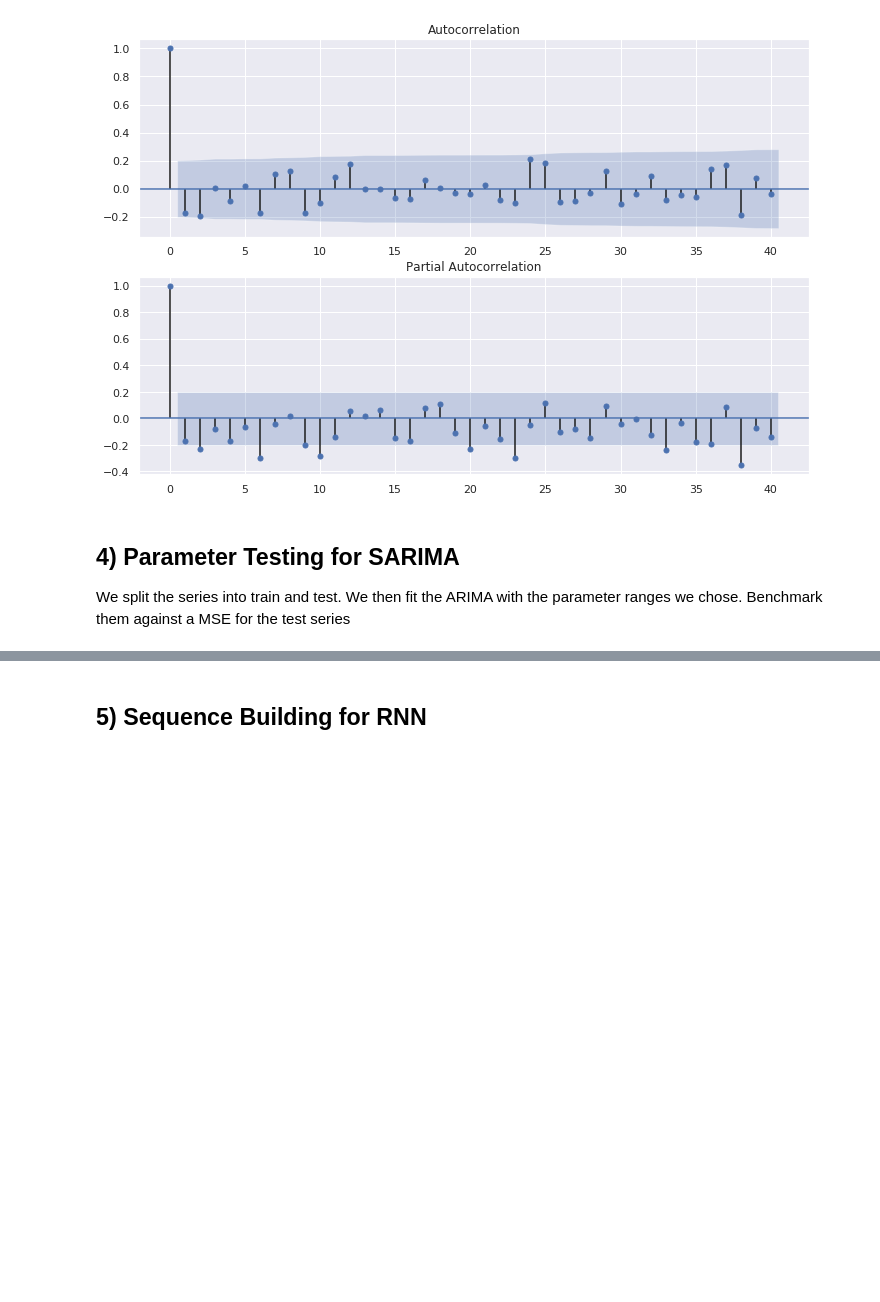
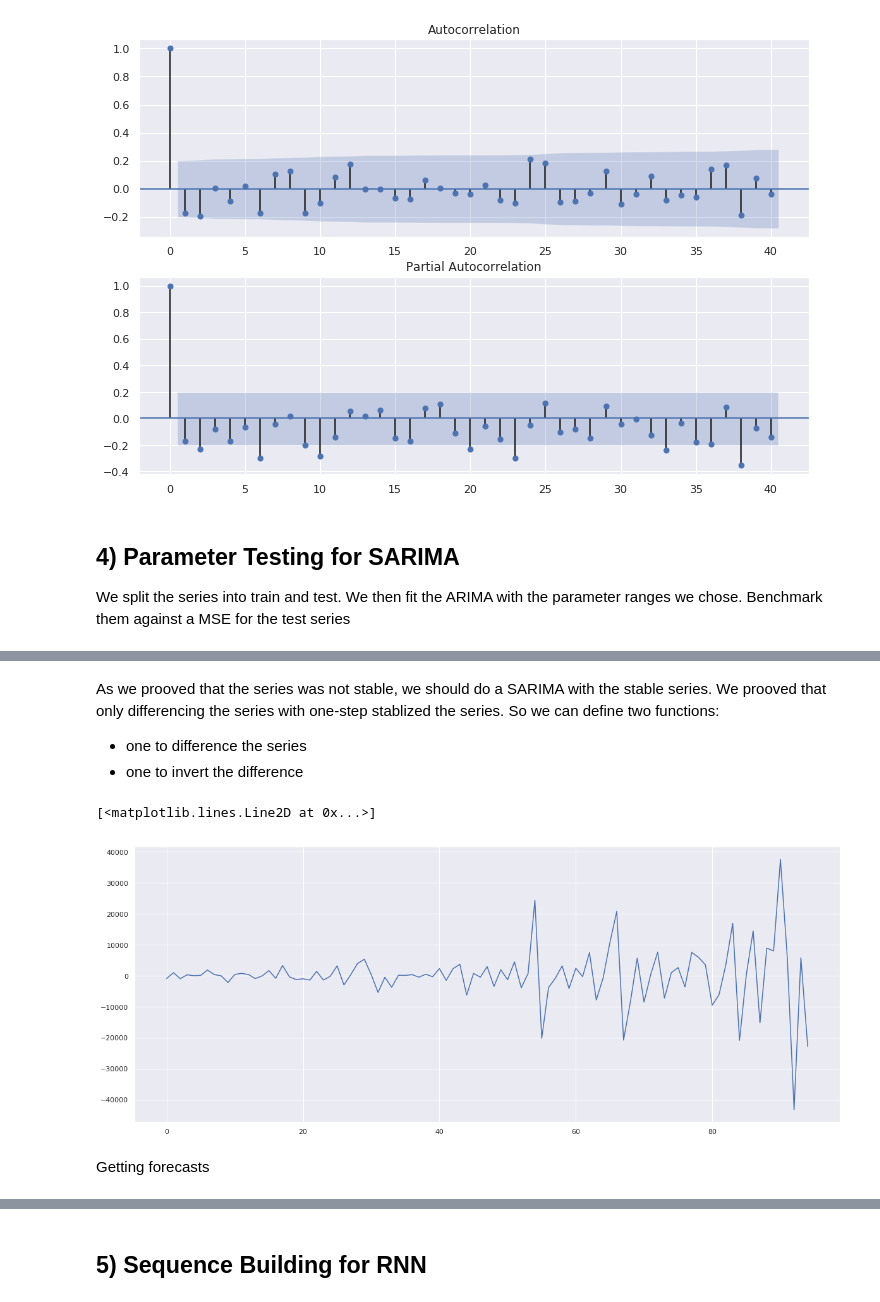
Before and after one commit to pson0001/Product, a Jupyter notebook: src/assets/influenza_au.ipynb, the cells around one changed output, grey strips where cells are left out. Drawn from its saved outputs; the diff is of its cells as text; code cells hidden in the pictures; blank space fills up the shorter version.

```diff
--- a/src/assets/anz.ipynb
+++ b/src/assets/influenza_au.ipynb
@@ -439,0 +479,28 @@ __Therefore we take our SARIMA with parameters (1,0,0)(1,0,1,12)__
+# %% [markdown]
+As we prooved that the series was not stable, we should do a SARIMA with the stable series. We prooved that only differencing the series with one-step stablized the series. So we can define two functions:
+
+- one to difference the series
+- one to invert the difference
+# %%
+# create a differenced series
+def difference(dataset, interval=1):
+    diff = list()
+    for i in range(interval, len(dataset)):
+        value = dataset[i] - dataset[i - interval]
+        diff.append(value)
+    return pd.Series(diff)
+
+# invert differenced value
+def inverse_difference(history, yhat, interval=1):
+    return yhat + history[-interval]
+# %%
+stable_AU_influenza = difference(AU_influenza)
+# %%
+# plotting the stable signal
+plt.figure(figsize=(20,8))
+plt.plot(stable_AU_influenza)
+# %% [output]
+[<matplotlib.lines.Line2D at 0x...>]
+[figure, added]
+# %% [markdown]
+Getting forecasts
```
Also changed, not shown: parts of 41 cells of this notebook, 5 other files.
